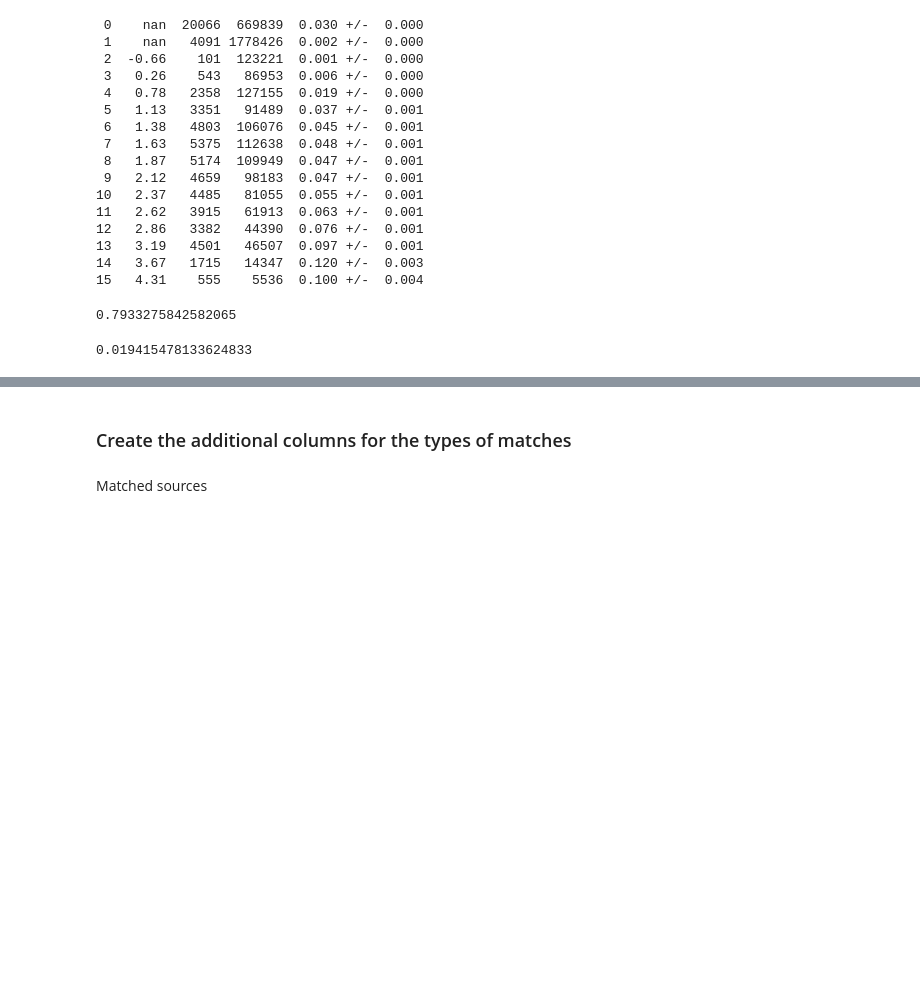
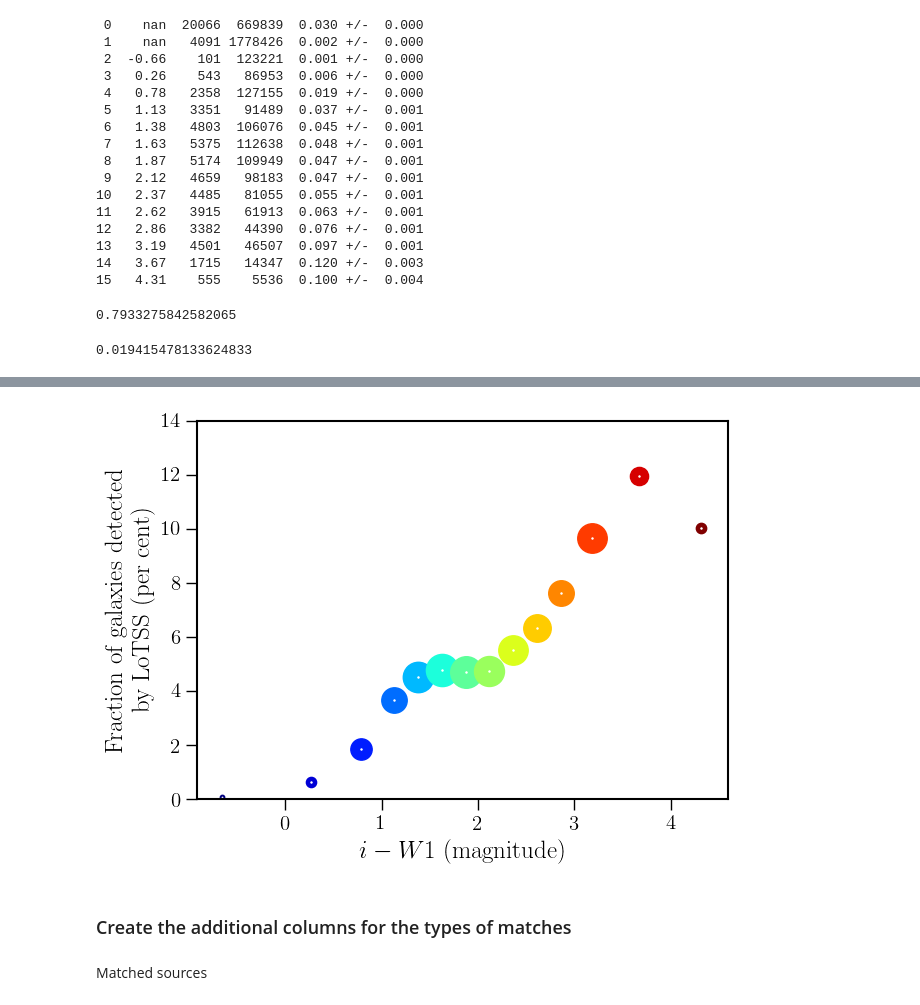
Before and after one commit to nudomarinero/mltier1, a Jupyter notebook: Match_LOFAR_analysis_final.ipynb, the cells around one changed output, grey strips where cells are left out. Cells and saved outputs as stored; diff of their text form; code cells hidden in the pictures; blank space fills up the shorter version.

```diff
--- a/Match_LOFAR_analysis_final.ipynb
+++ b/Match_LOFAR_analysis_final.ipynb
@@ -761,3 +796,98 @@ if save:
+# %%
+plt.rcParams["figure.figsize"] = (6.64, 6.64*0.74)
+plt.rcParams["figure.dpi"] = 100
+plt.rcParams['lines.linewidth'] = 1.75
+plt.rcParams['lines.markersize'] = 8.0
+plt.rcParams['lines.markeredgewidth'] = 0.75
+plt.rcParams['font.size'] = 18.0
+plt.rcParams['font.family'] = "serif"
+plt.rcParams['font.serif'] = "CM"
+plt.rcParams['xtick.labelsize'] = 'small'
+plt.rcParams['ytick.labelsize'] = 'small'
+plt.rcParams['xtick.major.width'] = 1.0
+plt.rcParams['xtick.major.size'] = 8
+plt.rcParams['ytick.major.width'] = 1.0
+plt.rcParams['ytick.major.size'] = 8
+plt.rcParams['xtick.minor.width'] = 1.0
+plt.rcParams['xtick.minor.size'] = 4
+plt.rcParams['ytick.minor.width'] = 1.0
+plt.rcParams['ytick.minor.size'] = 4
+plt.rcParams['axes.linewidth'] = 1.5
+plt.rcParams['legend.fontsize'] = 'small'
+plt.rcParams['legend.numpoints'] = 1
+plt.rcParams['legend.labelspacing'] = 0.4
+plt.rcParams['legend.frameon'] = False
+plt.rcParams['text.usetex'] = True
+plt.rcParams['savefig.dpi'] = 300
+
+cm_subsection = linspace(0., 1., 14)
+colors = [ cm.jet(x) for x in cm_subsection ]
+
+# # i-only
+# plot([0,0], [0,lc[1]/pc[1]*100], marker=",", ls="-", color="k")
+# scatter([0], lc[1]/pc[1]*100, s=lc[1]/10, c="k")
+# plot([0], lc[1]/pc[1]*100, marker=".", ls="", color="w", ms=2)
+
+# # w1-only
+# plot([15,15], [0,lc[0]/pc[0]*100], marker=",", ls="-", color="k")
+# scatter([15], lc[0]/pc[0]*100, s=lc[0]/10, c="k")
+# plot([15], lc[0]/pc[0]*100, marker=".", ls="", color="w", ms=2)
+
+# colours
+for i in range(14):
+    #plot([avg_colour[i+2],avg_colour[i+2]], [0,lc[i+2]/pc[i+2]*100], marker=",", ls="-", color=colors[i])
+    scatter(avg_colour[i+2], lc[i+2]/pc[i+2]*100, s=lc[i+2]/10, c=colors[i])
+    if i == 0:
+        plot(avg_colour[i+2], lc[i+2]/pc[i+2]*100, marker=".", ls="", color="w", ms=1)
+    else:
+        plot(avg_colour[i+2], lc[i+2]/pc[i+2]*100, marker=".", ls="", color="w", ms=2)
+
+#text(0.66, 0.971, "0.639")
+ylim([0., 14.])
+#xlim([-0.5, 13.5])
+#legend(fontsize="small")
+xlabel("$i-W1$ (magnitude)")
+ylabel("Fraction of galaxies detected\nby LoTSS (per cent)")
+
+
+# xt = ["$(-\infty, 0.0)$",
+#        "$[0.0, 0.5)$",
+#        "$[0.5, 1.0)$",
+#        "$[1.0, 1.25)$",
+#        "$[1.25, 1.5)$",
+#        "$[1.5, 1.75)$",
+#        "$[1.75, 2.0)$",
+#        "$[2.0, 2.25)$",
+#        "$[2.25, 2.5)$",
+#        "$[2.5, 2.75)$",
+#        "$[2.75, 3.0)$",
+#        "$[3.0, 3.5)$",
+#        "$[3.5, 4.0)$",
+#        "$[4.0, \infty)$"]
+# xticks(np.arange(14), xt, rotation=90)
+
+# subplots_adjust(left=0.2,
+#                 bottom=0.1,
+#                 right=0.95,
+#                 top=0.9,
+#                 wspace=0.4,
+#                 hspace=0.2)
+subplots_adjust(left=0.15,
+                bottom=0.15,
+                right=0.95,
+                top=0.92,
+                wspace=0.4,
+                hspace=0.2)
+
+
+save = True
+if save:
+    plt.savefig("idata/fraction.png")
+    plt.savefig("idata/fraction.svg")
+    plt.savefig("idata/fraction.pdf")
+    plt.savefig("idata/fraction_high.png", dpi=800)
+# %% [output]
+[figure, added]
 # %% [markdown]
 ### Create the additional columns for the types of matches
 # %%
```
Also changed, not shown: parts of 27 cells of this notebook.
